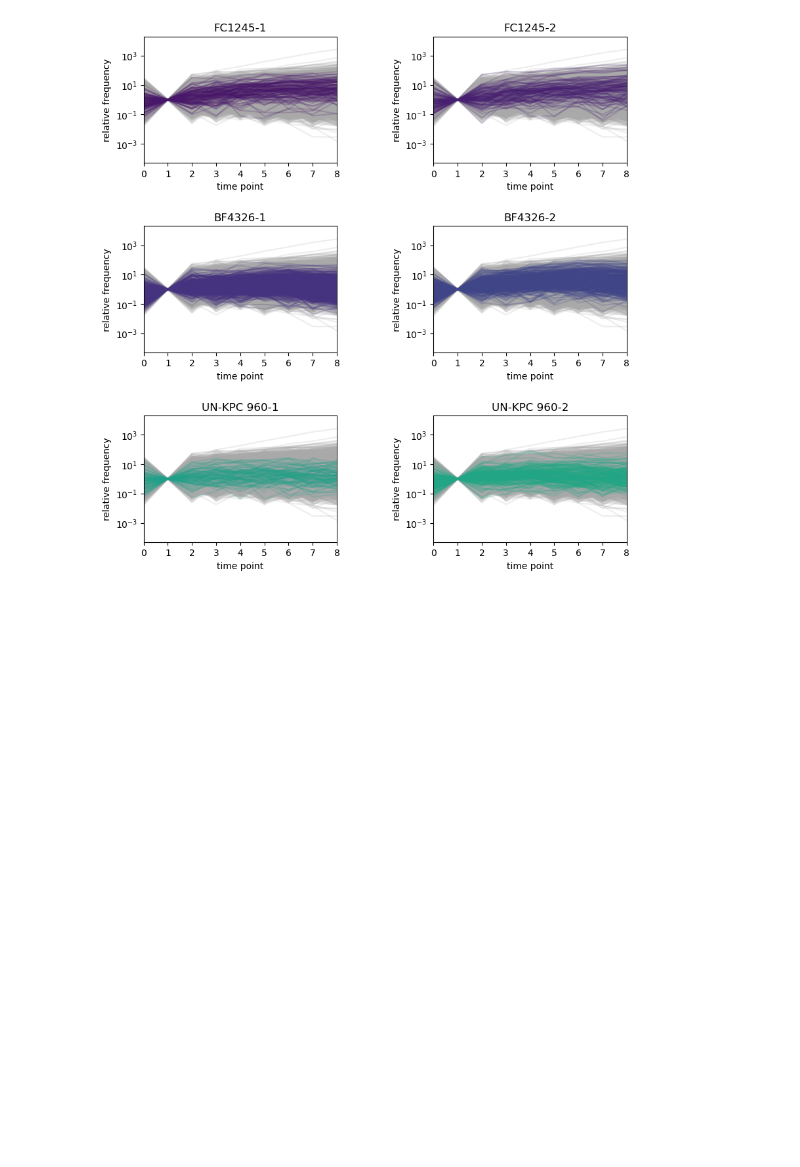
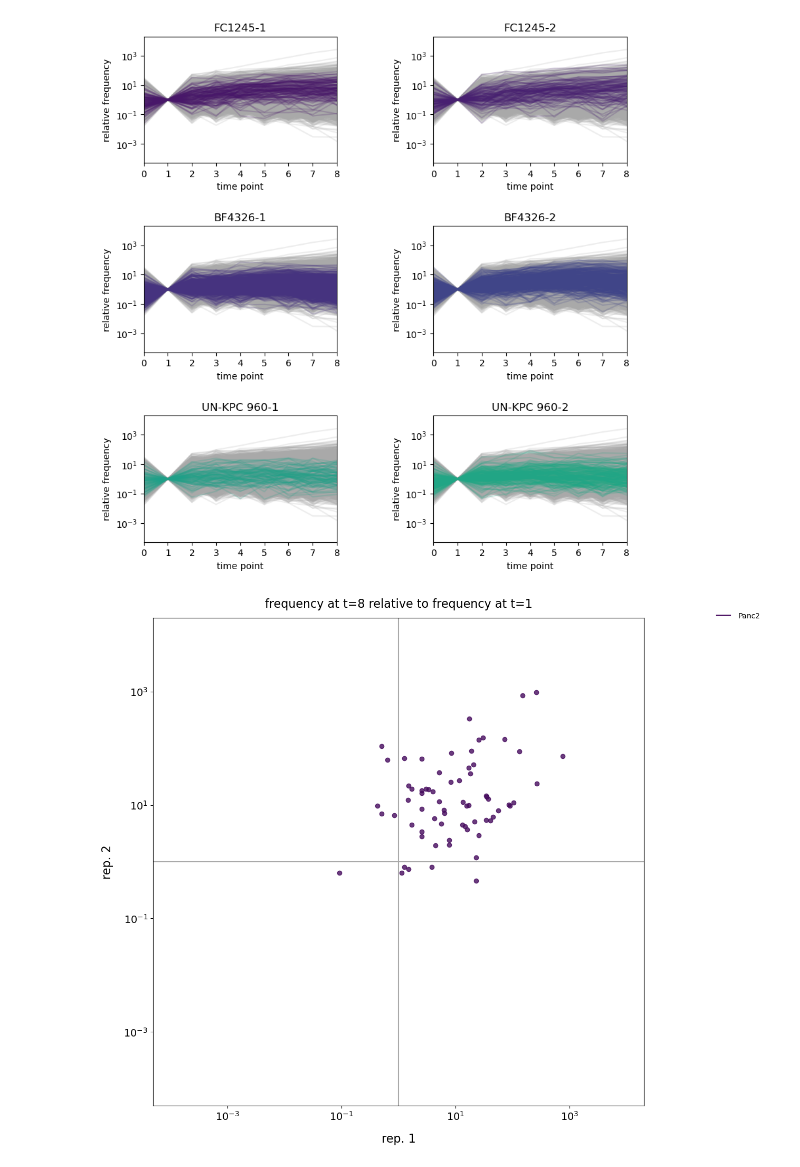
Before and after one commit to alyulina/metastatic-phenotypes, a Jupyter notebook: clustering-testing-comparing-results_08.30.23.ipynb, the cells around one changed output. Drawn from its saved outputs; the diff is of its cells as text; code cells hidden in the pictures; blank space fills up the shorter version.

```diff
--- a/clustering-testing-comparing-results_08.30.23.ipynb
+++ b/clustering-testing-comparing-results_08.30.23.ipynb
@@ -959,3 +959,49 @@ for i in range(6):
 #plt.savefig('plots/bc_rep_1_reps.png', dpi=600, bbox_inches='tight')
 # %% [output]
 [figure]
+# %%
+# want to look at correlations, starting at t=0
+# getting a set of barcodes that are present in both replicates
+
+plt.figure(figsize=(12, 12));
+viridis = matplotlib.cm.ScalarMappable(norm=matplotlib.colors.Normalize(vmin=0, vmax=len(clIDs_ordered)),
+                                       cmap=plt.get_cmap('viridis'))
+reps = [0, 1]
+coverage_rep1_t8 = t_series_coverage[reps[0]][t_series_samples[reps[0]][-1]]
+coverage_rep2_t8 = t_series_coverage[reps[1]][t_series_samples[reps[1]][-1]]
+coverage_rep1_t1 = t_series_coverage[reps[0]][t_series_samples[reps[0]][1]]
+coverage_rep2_t1 = t_series_coverage[reps[1]][t_series_samples[reps[1]][1]]
+for count, clID in enumerate(clIDs_ordered):
+    if clID not in [clIDs_ordered[1]]:
+        continue
+    barcodes = list(t_bc_counts[reps[0]][clID].keys() & t_bc_counts[reps[1]][clID].keys())
+    for x in barcodes:
+        if 0 not in [t_bc_counts[reps[0]][clID][x][1], t_bc_counts[reps[1]][clID][x][1]]:
+        #plt.scatter(t_bc_counts[reps[0]][clID][x][0] / t_series_coverage[reps[0]][t_series_samples[reps[0]][0]], t_bc_counts[reps[1]][clID][x][0] / t_series_coverage[reps[1]][t_series_samples[reps[1]][0]], color=viridis.to_rgba(count), alpha=0.2)
+            plt.scatter(t_bc_counts[reps[0]][clID][x][-1] / coverage_rep1_t8 / (t_bc_counts[reps[0]][clID][x][1] / coverage_rep1_t1),
+                        t_bc_counts[reps[1]][clID][x][-1] / coverage_rep2_t8 / (t_bc_counts[reps[1]][clID][x][1] / coverage_rep2_t1),
+                        color=viridis.to_rgba(count), alpha=0.8)
+
+    plt.plot([1e5, 1e5], [1e5, 1e5], color=viridis.to_rgba(count), label=clID_dict[clID].replace('_', ' '))
+
+plt.axvline(1, color='#a9a9a9')
+plt.axhline(1, color='#a9a9a9')
+
+plt.xticks([1e-4, 1e-2, 1e-1, 1e0, 1e1, 1e2, 1e4], [1e-4, 1e-2, 1e-1, 1e0, 1e1, 1e2, 1e4], size=14)
+plt.xscale('log'); plt.minorticks_off();
+plt.xlim(5e-5, 2e4);
+
+plt.yticks([1e-4, 1e-2, 1e-1, 1e0, 1e1, 1e2, 1e4], [1e-4, 1e-2, 1e-1, 1e0, 1e1, 1e2, 1e4], size=14)
+plt.yscale('log'); plt.minorticks_off();
+plt.ylim(5e-5, 2e4);
+
+plt.xlabel('rep. 1', fontsize=16, labelpad=14);
+plt.ylabel('rep. 2', fontsize=16, labelpad=14);
+
+plt.title('frequency at t=8 relative to frequency at t=1', size=16, pad=14)
+plt.legend(frameon=False, ncol=1, handletextpad=1, loc='upper right', bbox_to_anchor=(1.25, 1.025));
+
+
+plt.savefig('plots/bc_norm_freq_corr_reps_1_2_panc2.png', dpi=300, bbox_inches='tight')
+# %% [output]
+[figure, added]
```
Also changed, not shown: parts of 1 cell of this notebook.
